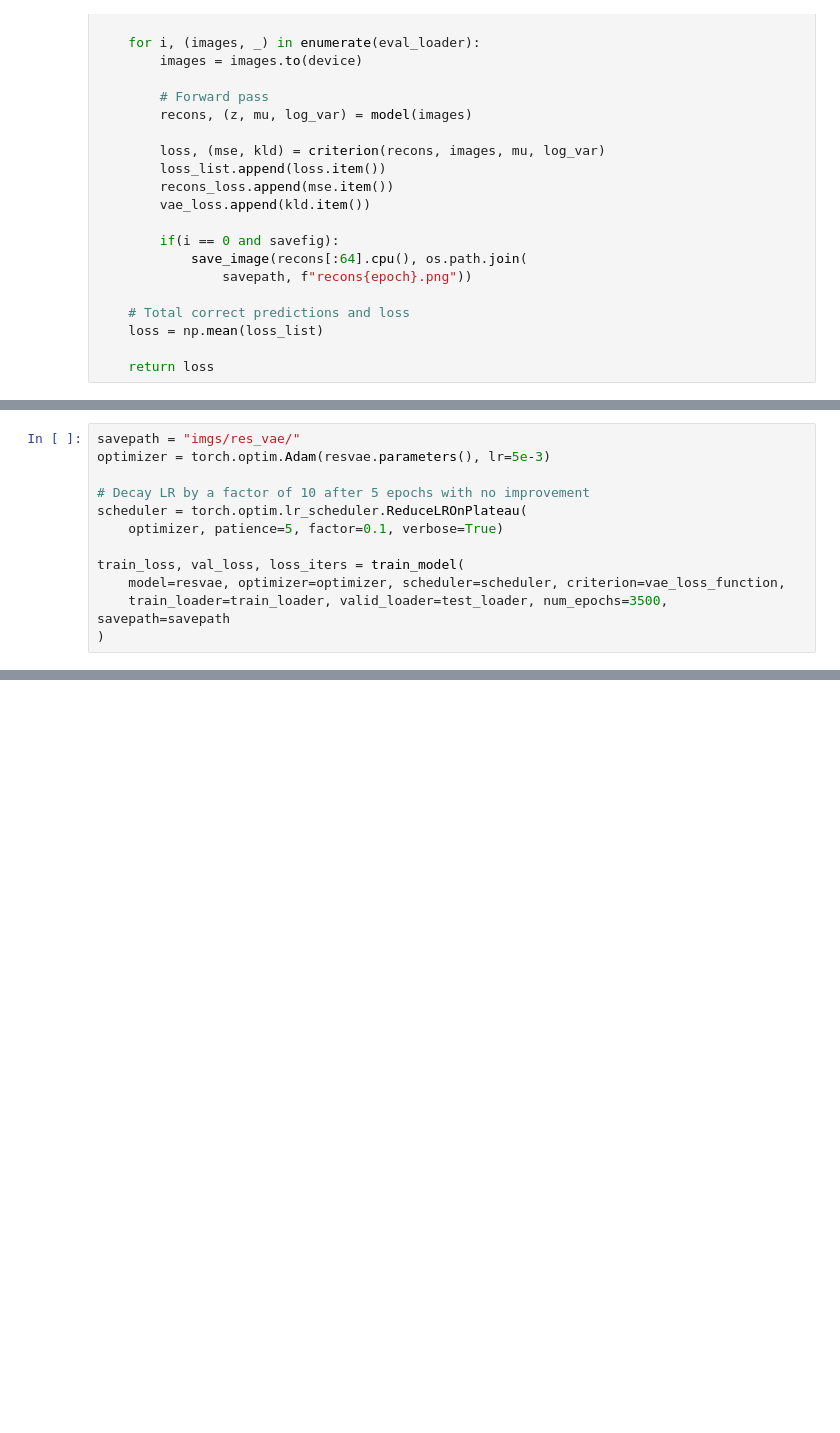
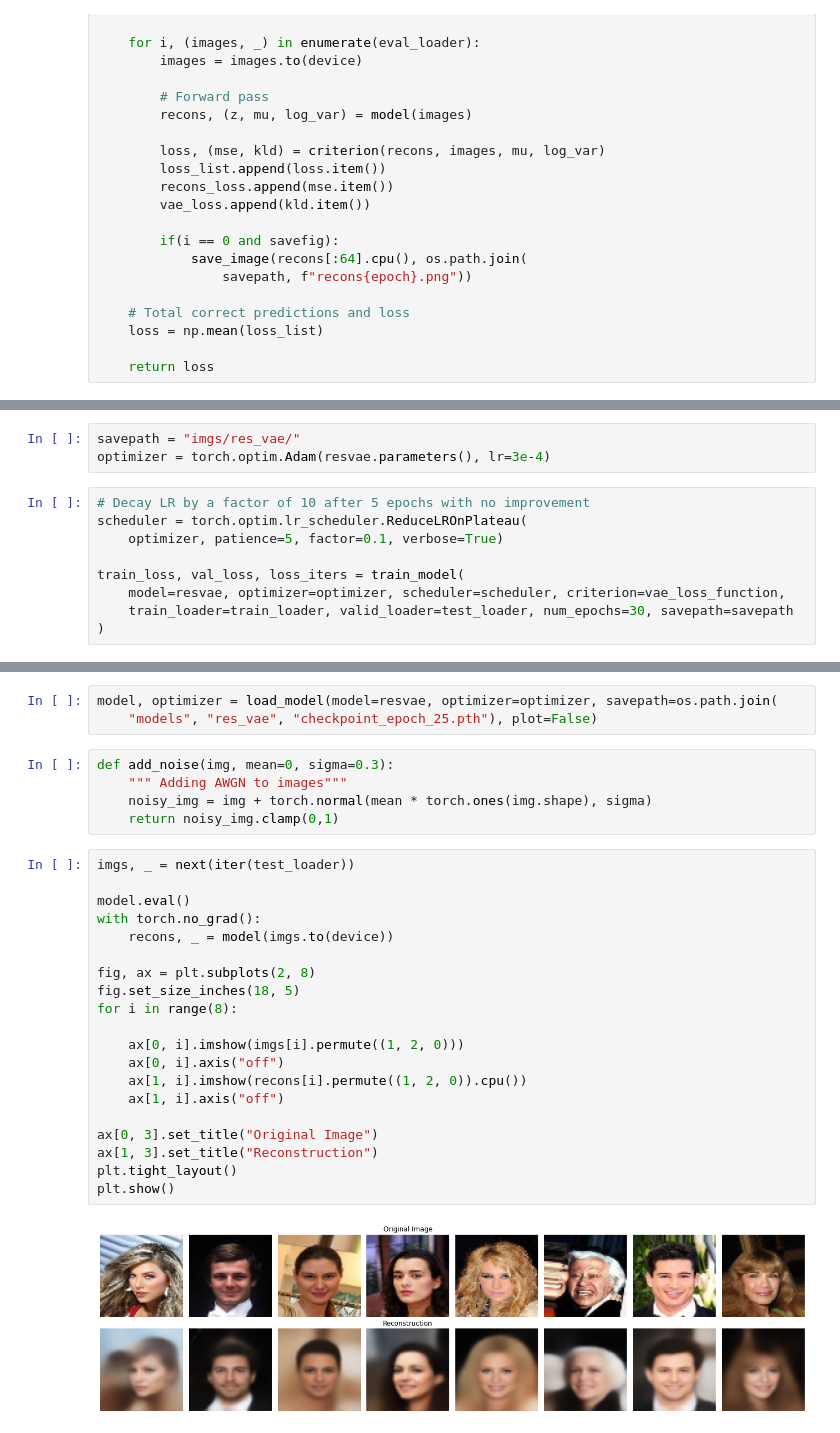
Before and after one commit to Dhagash4/CudaVision, a Jupyter notebook: assignment-6/ResNetVAE.ipynb, the cells around one changed output, grey strips where cells are left out. Drawn from its saved outputs; the diff is of its cells as text; blank space fills up the shorter version.

```diff
--- a/assignment-6/ResNetVAE.ipynb
+++ b/assignment-6/ResNetVAE.ipynb
@@ -305,16 +392,16 @@ def train_model(model, optimizer, scheduler, criterion, train_loader,
 
     print(f"Training completed")
     return train_loss, val_loss, loss_iters
+# %%
+savepath = "imgs/res_vae/"
+optimizer = torch.optim.Adam(resvae.parameters(), lr=3e-4)
 # %%
-savepath = "imgs/res_vae/"
-optimizer = torch.optim.Adam(resvae.parameters(), lr=5e-3)
-
 # Decay LR by a factor of 10 after 5 epochs with no improvement
 scheduler = torch.optim.lr_scheduler.ReduceLROnPlateau(
     optimizer, patience=5, factor=0.1, verbose=True)
 
 train_loss, val_loss, loss_iters = train_model(
     model=resvae, optimizer=optimizer, scheduler=scheduler, criterion=vae_loss_function,
-    train_loader=train_loader, valid_loader=test_loader, num_epochs=3500, savepath=savepath
+    train_loader=train_loader, valid_loader=test_loader, num_epochs=30, savepath=savepath
 )
 # %% [output]
@@ -344,0 +463,30 @@ Epoch    46: reducing learning rate of group 0 to 5.0000e-06.
+# %%
+model, optimizer = load_model(model=resvae, optimizer=optimizer, savepath=os.path.join(
+    "models", "res_vae", "checkpoint_epoch_25.pth"), plot=False)
+# %%
+def add_noise(img, mean=0, sigma=0.3):
+    """ Adding AWGN to images"""
+    noisy_img = img + torch.normal(mean * torch.ones(img.shape), sigma)
+    return noisy_img.clamp(0,1)
+# %%
+imgs, _ = next(iter(test_loader))
+
+model.eval()
+with torch.no_grad():
+    recons, _ = model(imgs.to(device))
+
+fig, ax = plt.subplots(2, 8)
+fig.set_size_inches(18, 5)
+for i in range(8):
+
+    ax[0, i].imshow(imgs[i].permute((1, 2, 0)))
+    ax[0, i].axis("off")
+    ax[1, i].imshow(recons[i].permute((1, 2, 0)).cpu())
+    ax[1, i].axis("off")
+
+ax[0, 3].set_title("Original Image")
+ax[1, 3].set_title("Reconstruction")
+plt.tight_layout()
+plt.show()
+# %% [output]
+[figure, added]
```
Also changed, not shown: parts of 13 cells of this notebook, 1 other file.
